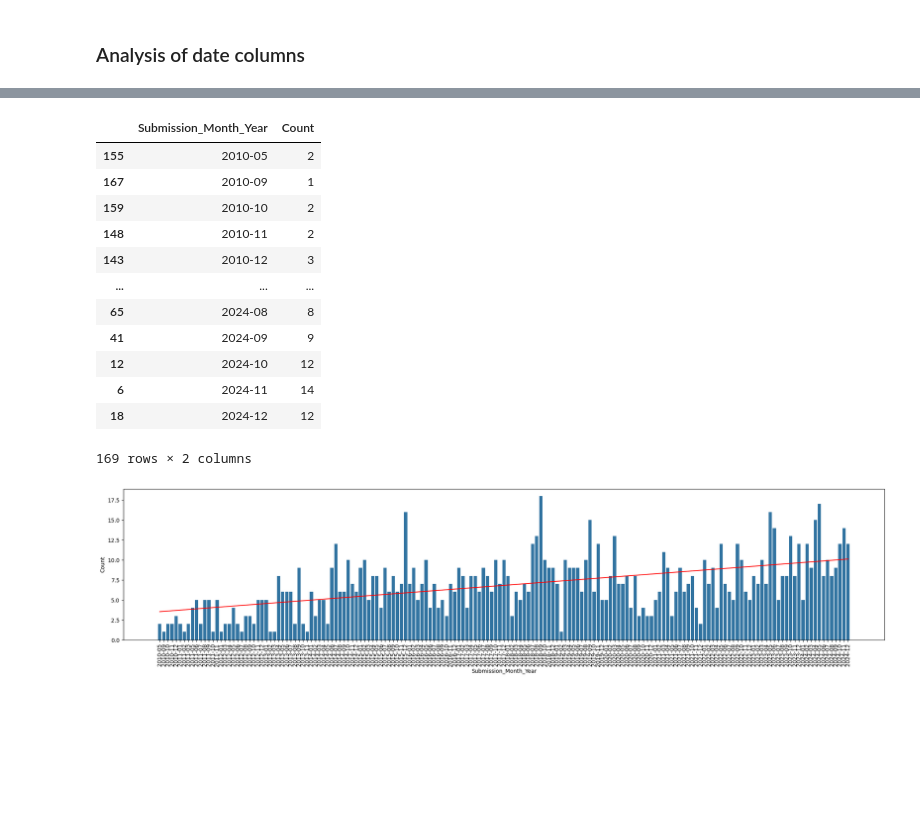
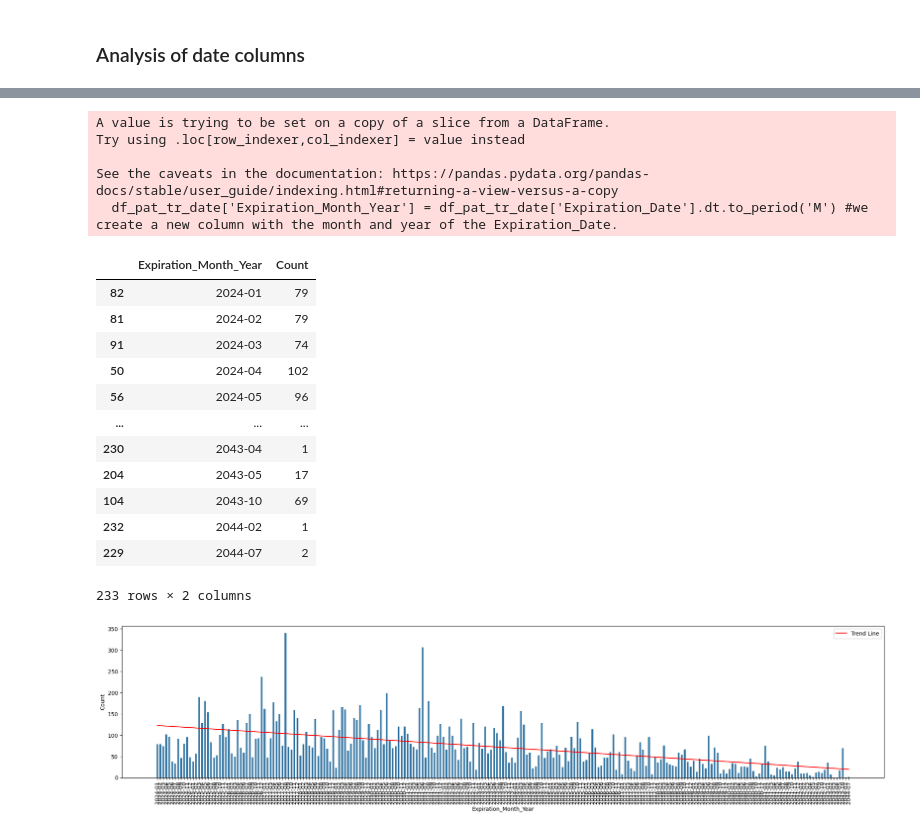
Before and after one commit to juanjomarcruz/FDA_Orange_Book_Project, a Jupyter notebook: 2_Jupyter_Notebooks/EDA_pat.ipynb, the cells around one changed output, grey strips where cells are left out. Drawn from its saved outputs; the diff is of its cells as text; code cells hidden in the pictures; blank space fills up the shorter version.

```diff
--- a/2_Jupyter_Notebooks/EDA_pat.ipynb
+++ b/2_Jupyter_Notebooks/EDA_pat.ipynb
@@ -176,6 +192,6 @@ df_pat_tr_num['Patent_Duration_Years'].mode()[0]
 # %% [markdown]
 ### Analysis of date columns ###
 # %%
-df_pat_tr_date = df_pat_tr[['Appl_No', 'Submission_Date', 'Expiration_Date']].drop_duplicates('Appl_No') #we create a new dataframe with application numbers and datetime columns of the original dataframe.
+df_pat_tr_date = df_pat_tr[['Submission_Date', 'Expiration_Date']] #we create a new dataframe with application numbers and datetime columns of the original dataframe.
 df_pat_tr_date.head() #we display the first rows of the new dataframe.
 # %% [output]
@@ -215,34 +300,41 @@ plt.show() #we show the plot.
 # %%
-df_pat_tr_date['Submission_Month_Year'] = df_pat_tr_date['Submission_Date'].dt.to_period('M') #we create a new column with the month and year of the Submission_Date.
+#Univariate analysis of Expiration_Date
+
+df_pat_tr_date['Expiration_Month_Year'] = df_pat_tr_date['Expiration_Date'].dt.to_period('M') #we create a new column with the month and year of the Expiration_Date.
 df_pat_tr_date.head() #we display the first rows of the new dataframe.
 
 fig, ax = plt.subplots(figsize=(25, 5)) #we create a figure and an axis to plot the data.
-df_count = df_pat_tr_date['Submission_Month_Year'].value_counts().reset_index(name='Count').sort_values('Submission_Month_Year') #we create a dataframe with the counts of each date.
+df_count = df_pat_tr_date['Expiration_Month_Year'].value_counts().reset_index(name='Count').sort_values('Expiration_Month_Year') #we create a dataframe with the counts of each date.
 display(df_count) #we display the dataframe with the counts of each date.
 
-sns.barplot(data=df_count, x='Submission_Month_Year', y='Count', ax=ax) #we create a line plot to show the counts of each date.
+sns.barplot(data=df_count, x='Expiration_Month_Year', y='Count', ax=ax, gap = .3) #we create a line plot to show the counts of each date.
 
 # Add a numeric index for trend calculation
 df_count['Numeric_Index'] = range(len(df_count))
 
 slope, intercept, r_value, p_value, std_err = linregress(df_count['Numeric_Index'], df_count['Count']) #we calculate the slope and intercept of the line.
 
 ax.plot(df_count['Numeric_Index'], intercept + slope * df_count['Numeric_Index'], color='red', label='Trend Line') #we plot the trend line.
-
+plt.legend() #we add a legend to the plot.
 plt.xticks(rotation=90) #we rotate the x ticks to make them more readable.
 plt.show() #we show the plot.
 # %% [output]
+A value is trying to be set on a copy of a slice from a DataFrame.
+Try using .loc[row_indexer,col_indexer] = value instead
+
+See the caveats in the documentation: https://pandas.pydata.org/pandas-docs/stable/user_guide/indexing.html#returning-a-view-versus-a-copy
+  df_pat_tr_date['Expiration_Month_Year'] = df_pat_tr_date['Expiration_Date'].dt.to_period('M') #we create a new column with the month and year of the Expiration_Date.
-|  | Submission_Month_Year | Count |
-| 155 | 2010-05 | 2 |
-| 167 | 2010-09 | 1 |
-| 159 | 2010-10 | 2 |
-| 148 | 2010-11 | 2 |
-| 143 | 2010-12 | 3 |
+|  | Expiration_Month_Year | Count |
+| 82 | 2024-01 | 79 |
+| 81 | 2024-02 | 79 |
+| 91 | 2024-03 | 74 |
+| 50 | 2024-04 | 102 |
+| 56 | 2024-05 | 96 |
 | ... | ... | ... |
-| 65 | 2024-08 | 8 |
-| 41 | 2024-09 | 9 |
-| 12 | 2024-10 | 12 |
-| 6 | 2024-11 | 14 |
-| 18 | 2024-12 | 12 |
+| 230 | 2043-04 | 1 |
+| 204 | 2043-05 | 17 |
+| 104 | 2043-10 | 69 |
+| 232 | 2044-02 | 1 |
+| 229 | 2044-07 | 2 |
-169 rows × 2 columns
+233 rows × 2 columns
-[figure, old version]
+[figure, new version]
```
Also changed, not shown: parts of 13 cells of this notebook, 5 other files.
